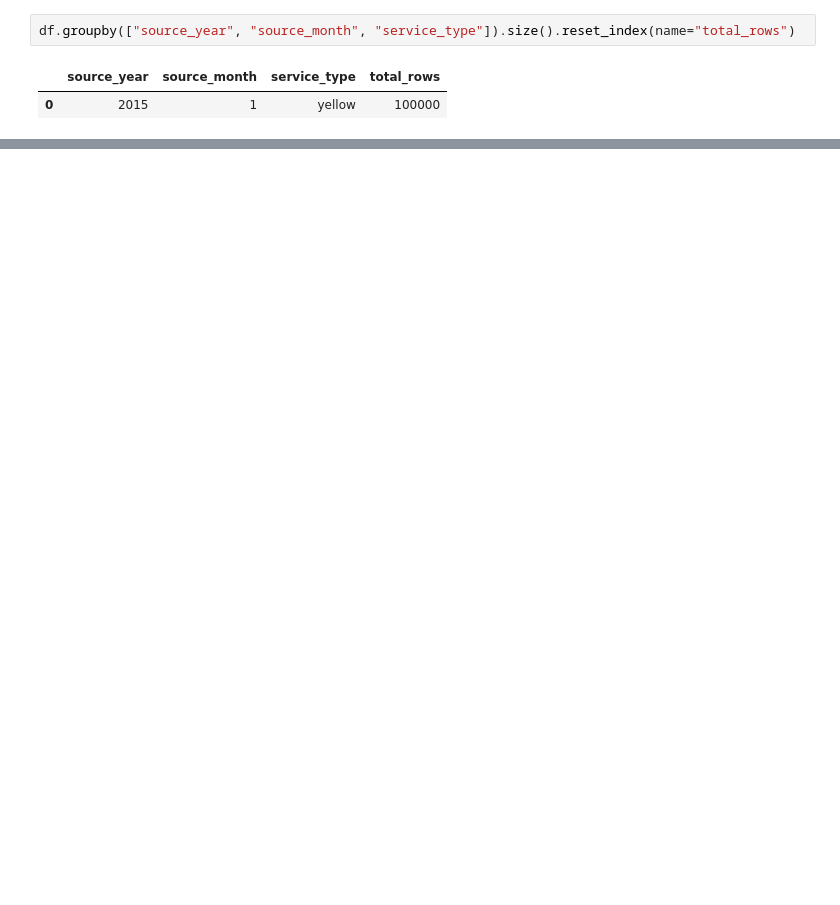
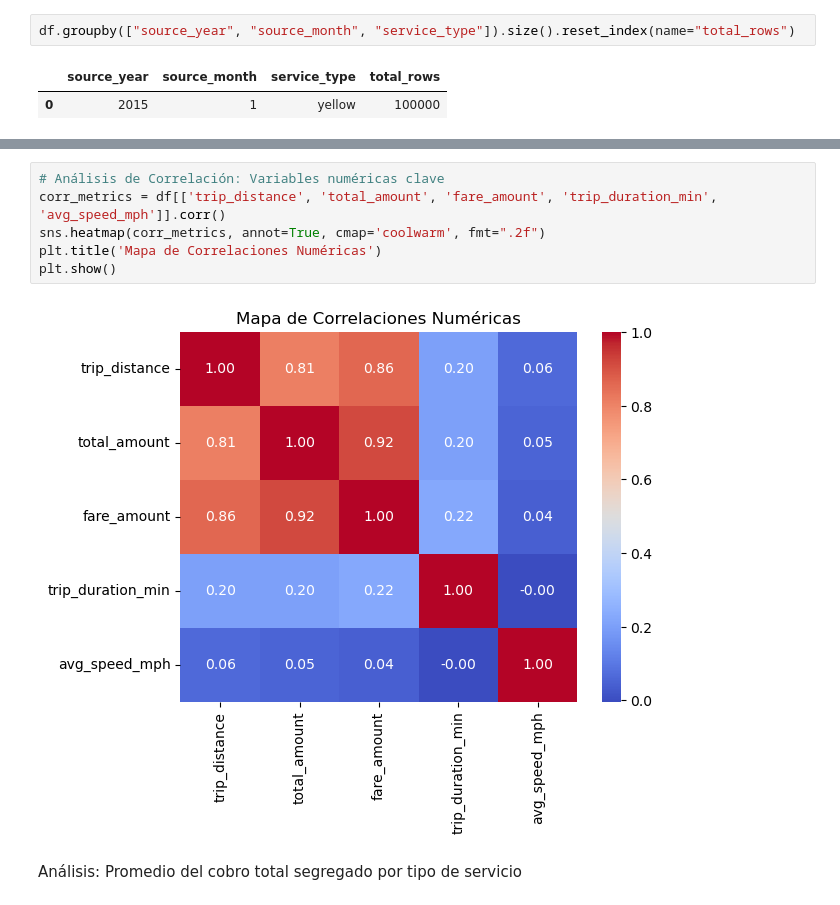
Before and after one commit to MatiasJaramillo/pset3, a Jupyter notebook: notebooks/04_validaciones_y_exploracion.ipynb, the cells around one changed output, grey strips where cells are left out. Drawn from its saved outputs; the diff is of its cells as text; blank space fills up the shorter version.

```diff
--- a/notebooks/04_validaciones_y_exploracion.ipynb
+++ b/notebooks/04_validaciones_y_exploracion.ipynb
@@ -234,3 +381,13 @@ plt.show()
+# %%
+# Análisis de Correlación: Variables numéricas clave
+corr_metrics = df[['trip_distance', 'total_amount', 'fare_amount', 'trip_duration_min', 'avg_speed_mph']].corr()
+sns.heatmap(corr_metrics, annot=True, cmap='coolwarm', fmt=".2f")
+plt.title('Mapa de Correlaciones Numéricas')
+plt.show()
+# %% [output]
+[figure, added]
+# %% [markdown]
+Análisis: Promedio del cobro total segregado por tipo de servicio
 # %%
 df.groupby("service_type")["total_amount"].mean().sort_values(ascending=False)
 # %% [output]
```
Also changed, not shown: parts of 48 cells of this notebook, 4 other files.
